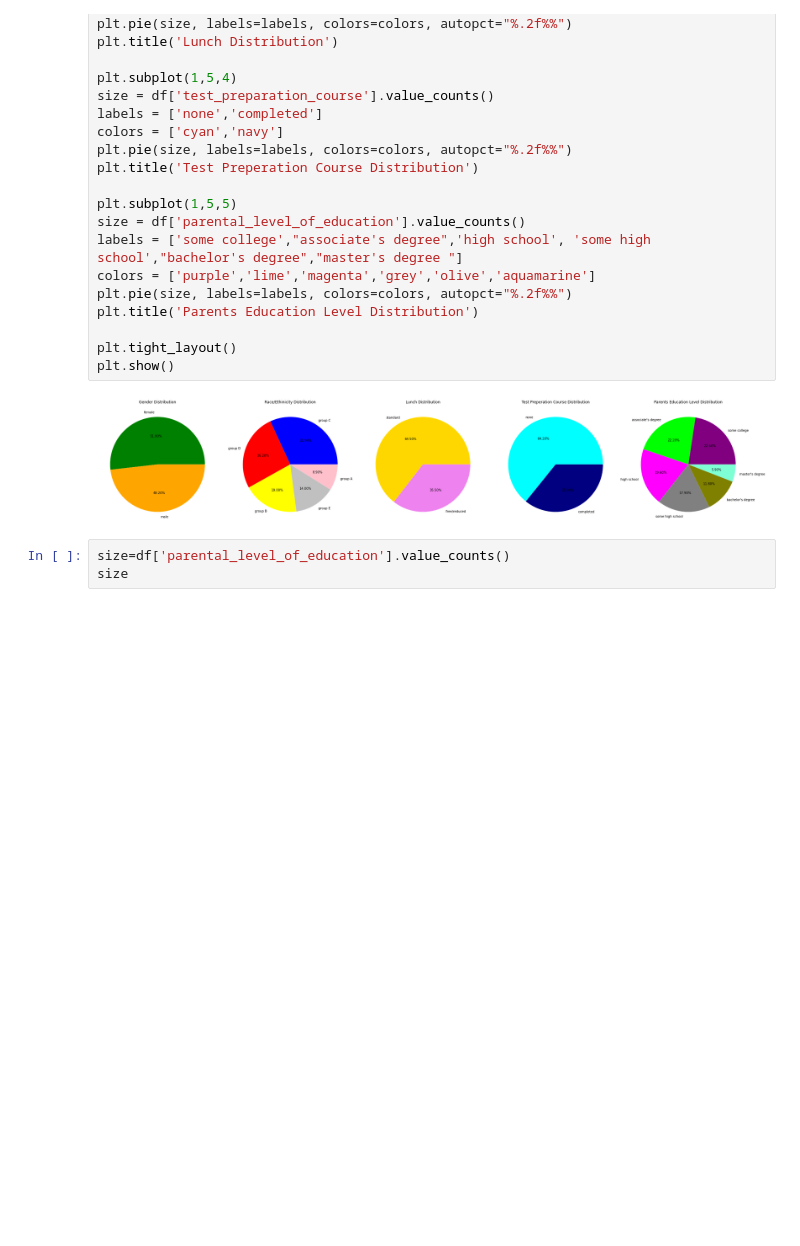
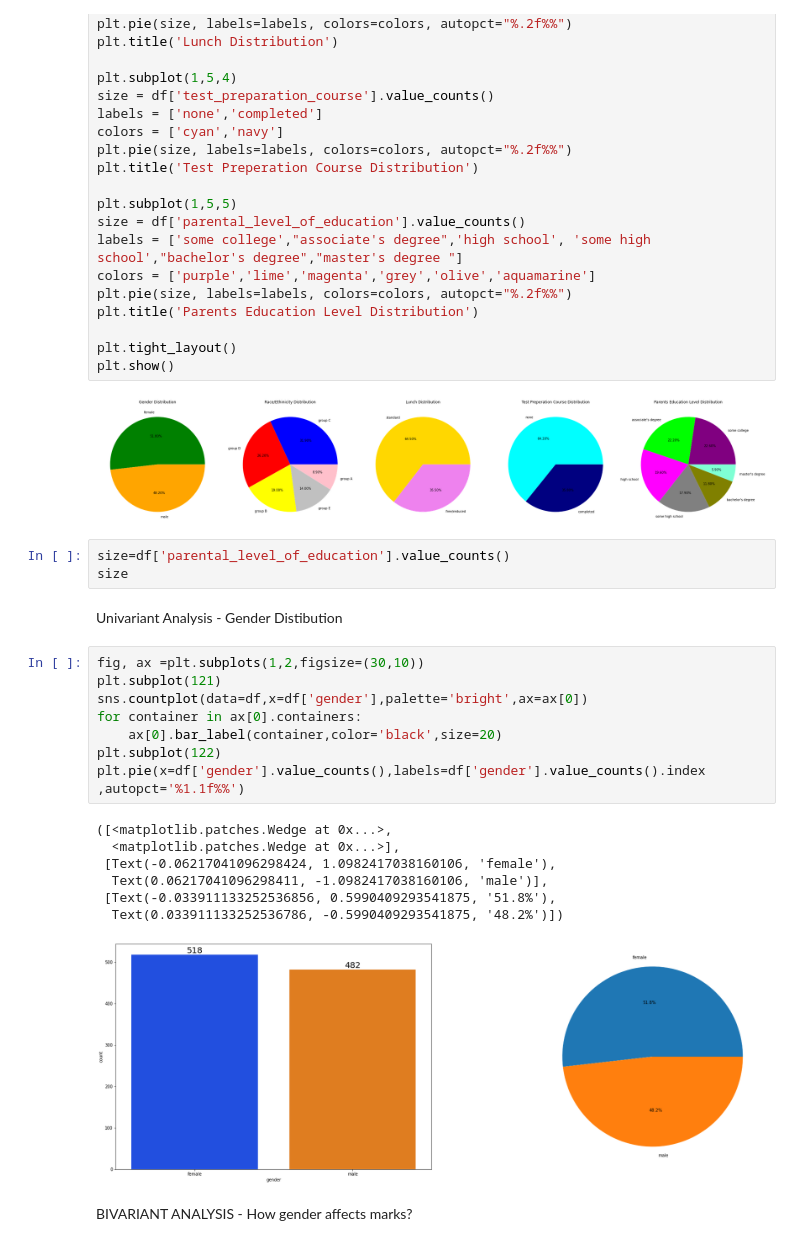
Before and after one commit to Shankari-Mohanakrishnan/Data-science, a Jupyter notebook: data/EDA students performance.ipynb, the cells around one changed output. Saved outputs shown, nothing was run; the diff lists cells and outputs as text; blank space fills up the shorter version.

```diff
--- a/data/EDA students performance.ipynb
+++ b/data/EDA students performance.ipynb
@@ -366,3 +364,23 @@ plt.show()
 # %%
 size=df['parental_level_of_education'].value_counts()
 size
+# %% [markdown]
+Univariant Analysis - Gender Distibution
+# %%
+fig, ax =plt.subplots(1,2,figsize=(30,10))
+plt.subplot(121)
+sns.countplot(data=df,x=df['gender'],palette='bright',ax=ax[0])
+for container in ax[0].containers:
+    ax[0].bar_label(container,color='black',size=20)
+plt.subplot(122)
+plt.pie(x=df['gender'].value_counts(),labels=df['gender'].value_counts().index ,autopct='%1.1f%%')
+# %% [output]
+([<matplotlib.patches.Wedge at 0x...>,
+  <matplotlib.patches.Wedge at 0x...>],
+ [Text(-0.06217041096298424, 1.0982417038160106, 'female'),
+  Text(0.06217041096298411, -1.0982417038160106, 'male')],
+ [Text(-0.033911133252536856, 0.5990409293541875, '51.8%'),
+  Text(0.033911133252536786, -0.5990409293541875, '48.2%')])
+[figure, added]
+# %% [markdown]
+BIVARIANT ANALYSIS - How gender  affects marks?
```
Also changed, not shown: parts of 11 cells of this notebook.
